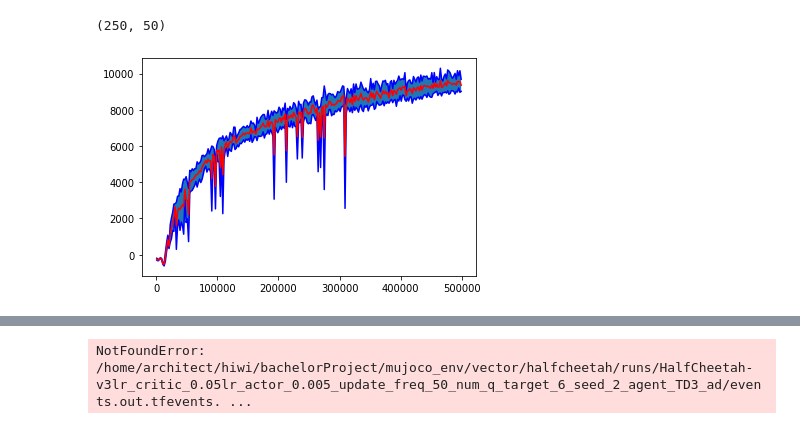
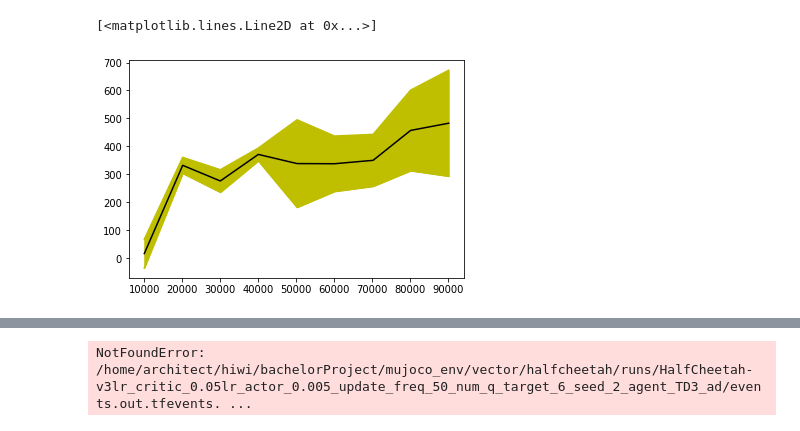
Before and after one commit to ChrisProgramming2018/ReinforcementLearning, a Jupyter notebook: createPlot.ipynb, the cells around one changed output, grey strips where cells are left out. Cells and saved outputs as stored; diff of their text form; code cells hidden in the pictures.

```diff
--- a/createPlot.ipynb
+++ b/createPlot.ipynb
@@ -5,7 +5,7 @@ import matplotlib.pyplot as plt
 # %%
 import numpy as np
 # %%
-path = "/home/architect/hiwi/bachelorProject/mujoco_env/vector/halfcheetah/runs/HalfCheetah-v3_seed_1_agent_TD3/events.out.tfevents.1599507860.architect.6470.0"
-path1 = "/home/architect/hiwi/bachelorProject/mujoco_env/vector/halfcheetah/runs/HalfCheetah-v3_seed_2_agent_TD3/events.out.tfevents.1599507860.architect.6471.0"
-path2 = "/home/architect/hiwi/bachelorProject/mujoco_env/vector/halfcheetah/runs/HalfCheetah-v3_seed_3_agent_TD3/events.out.tfevents.1599507860.architect.6472.0"
-path3 = "/home/architect/hiwi/bachelorProject/mujoco_env/vector/halfcheetah/runs/HalfCheetah-v3_seed_4_agent_TD3/events.out.tfevents.1599507860.architect.6473.0"
+path = "/home/leiningc/projectDocumentation/experiments/walker/runs/Walker2d-v3_seed_1_agent_TD3/events.out.tfevents.1599748151.pearl6.30386.0"
+path1 = "/home/leiningc/projectDocumentation/experiments/walker/runs/Walker2d-v3_seed_2_agent_TD3/events.out.tfevents.1599748151.pearl6.30387.0"
+path2 = "/home/leiningc/projectDocumentation/experiments/walker/runs/Walker2d-v3_seed_3_agent_TD3/events.out.tfevents.1599748151.pearl6.30385.0"
+path3 = "/home/leiningc/projectDocumentation/experiments/walker/runs/Walker2d-v3_seed_4_agent_TD3/events.out.tfevents.1599748151.pearl6.30388.0"
@@ -20,4 +20,4 @@ td_ad2 = "/home/architect/hiwi/bachelorProject/mujoco_env/vector/halfcheetah/run
 td_ad3 = "/home/architect/hiwi/bachelorProject/mujoco_env/vector/halfcheetah/runs/HalfCheetah-v3lr_critic_0.01lr_actor_0.001_update_freq_50_num_q_target_6_seed_3_agent_TD3_ad/events.out.tfevents.1599815632.architect.11879.0"
 td_ad4 = "/home/architect/hiwi/bachelorProject/mujoco_env/vector/halfcheetah/runs/HalfCheetah-v3lr_critic_0.01lr_actor_0.001_update_freq_50_num_q_target_6_seed_4_agent_TD3_ad/events.out.tfevents.1599815632.architect.11880.0"
 # %%
-mean_value, min_mean, max_mean, steps = createMean(path1,path1,path2,path3,"Reward")
+mean_value, min_mean, max_mean, steps = createMean(path1,path1,path2,path3,'Reward_mean_')
@@ -39,12 +44,11 @@ plt.savefig("TD3.png")
-# %%
-len(steps), len(steps1)
-# %% [output]
-(250, 50)
+# %%
+len(steps)
+steps = steps[:82]
 # %%
-plt.plot(steps, min_mean, color='b')
-plt.plot(steps, max_mean, color='b')
-plt.fill_between(steps, min_mean, max_mean)
-plt.plot(steps, mean_value,color='r')
-plt.savefig("TD3.png")
+plt.plot(steps, min_mean, color='y')
+plt.plot(steps, max_mean, color='y')
+plt.fill_between(steps, min_mean, max_mean, color='y')
+plt.plot(steps, mean_value,color='k')
 # %% [output]
+[<matplotlib.lines.Line2D at 0x...>]
-[figure, old version]
+[figure, new version]
```
Also changed, not shown: parts of 8 cells of this notebook.
